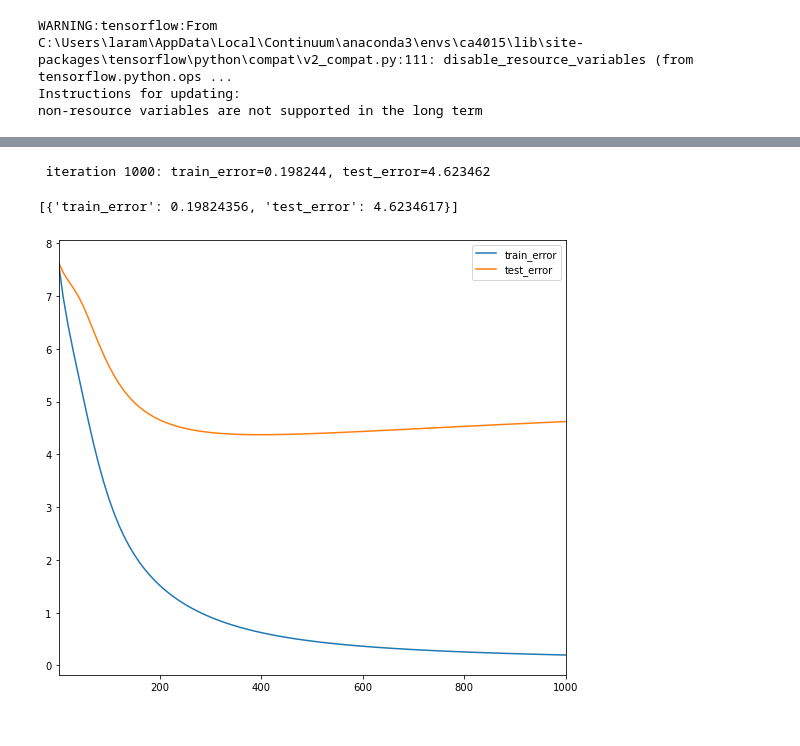
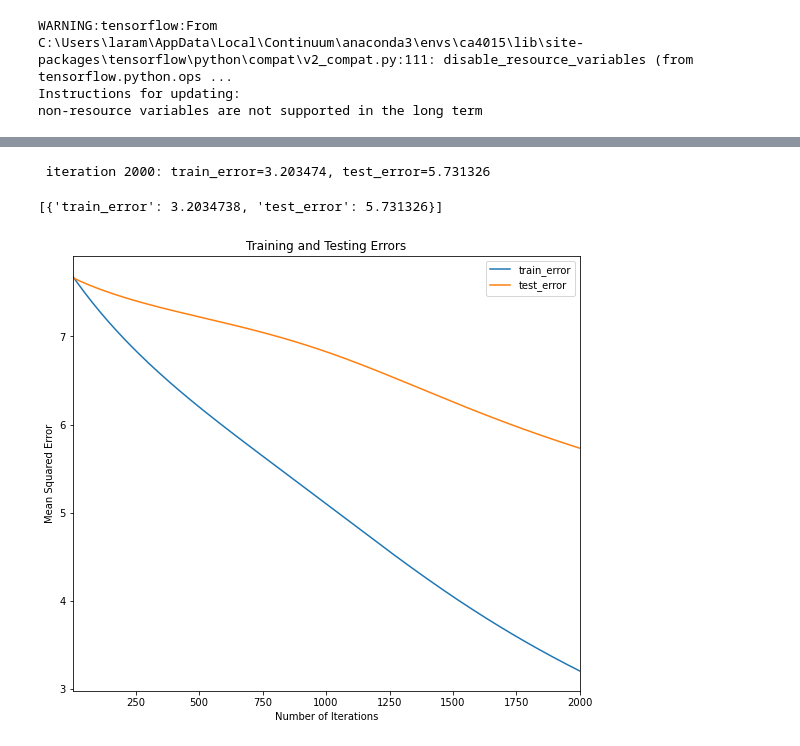
Before and after one commit to laramurphyyx/CA4015-Recommender-System, a Jupyter notebook: jupyter-book/Colab part 2.ipynb, the cells around one changed output, grey strips where cells are left out. Drawn from its saved outputs; the diff is of its cells as text; code cells hidden in the pictures.

```diff
--- a/jupyter-book/Colab part 2.ipynb
+++ b/jupyter-book/Colab part 2.ipynb
@@ -145,6 +145,9 @@ class CFModel(object):
                     for k, v in metric_vals.items():
                         ax.plot(iterations, v, label=k)
                     ax.set_xlim([1, num_iterations])
+                    ax.set_xlabel("Number of Iterations")
+                    ax.set_ylabel("Mean Squared Error")
+                    ax.set_title("Training and Testing Errors")
                     ax.legend()
             return results
 # %%
@@ -153,8 +156,8 @@ def build_model(ratings, embedding_dim=3, init_stddev=1.):
     # Split the ratings DataFrame into train and test
     train_ratings, test_ratings = split_dataframe(ratings)
     # SparseTensor representation of the train and test datasets.
-    A_train = build_rating_sparse_tensor(train_ratings)
-    A_test = build_rating_sparse_tensor(test_ratings)
+    A_train = build_rating_sparse_tensor_ratings(train_ratings)
+    A_test = build_rating_sparse_tensor_ratings(test_ratings)
     # Initialize the embeddings using a normal distribution.
     U = tf.Variable(tf.random_normal(
         [A_train.dense_shape[0], embedding_dim], stddev=init_stddev))
@@ -190,7 +209,10 @@ def split_dataframe(df, holdout_fraction=0.1):
 # %%
 model = build_model(user_artists, embedding_dim=30, init_stddev=0.5)
-model.train(num_iterations=1000, learning_rate=10.)
+model.train(num_iterations=2000, learning_rate=10.)
-# %% [output]
- iteration 1000: train_error=0.198244, test_error=4.623462
-[{'train_error': 0.19824356, 'test_error': 4.6234617}]
-[figure, removed]
+# %%
+model = build_model(user_artists, embedding_dim=30, init_stddev=0.5)
+model.train(num_iterations=2000, learning_rate=.5)
+# %% [output]
+ iteration 2000: train_error=3.203474, test_error=5.731326
+[{'train_error': 3.2034738, 'test_error': 5.731326}]
+[figure, added]
```
Also changed, not shown: parts of 11 cells of this notebook.
